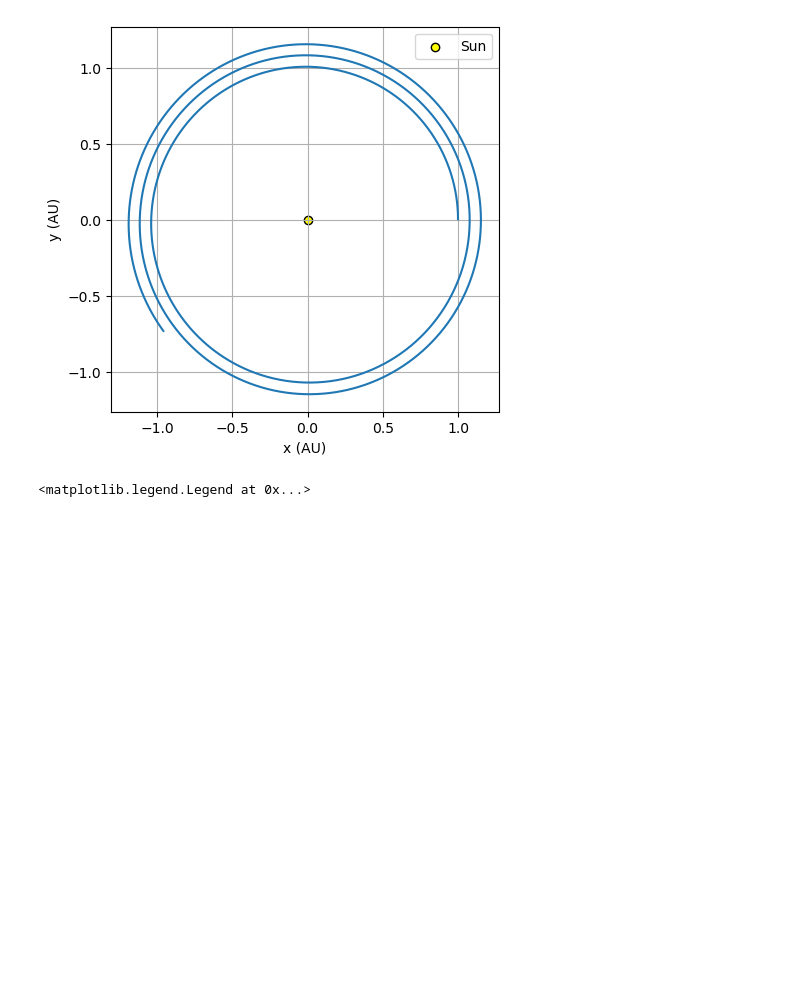
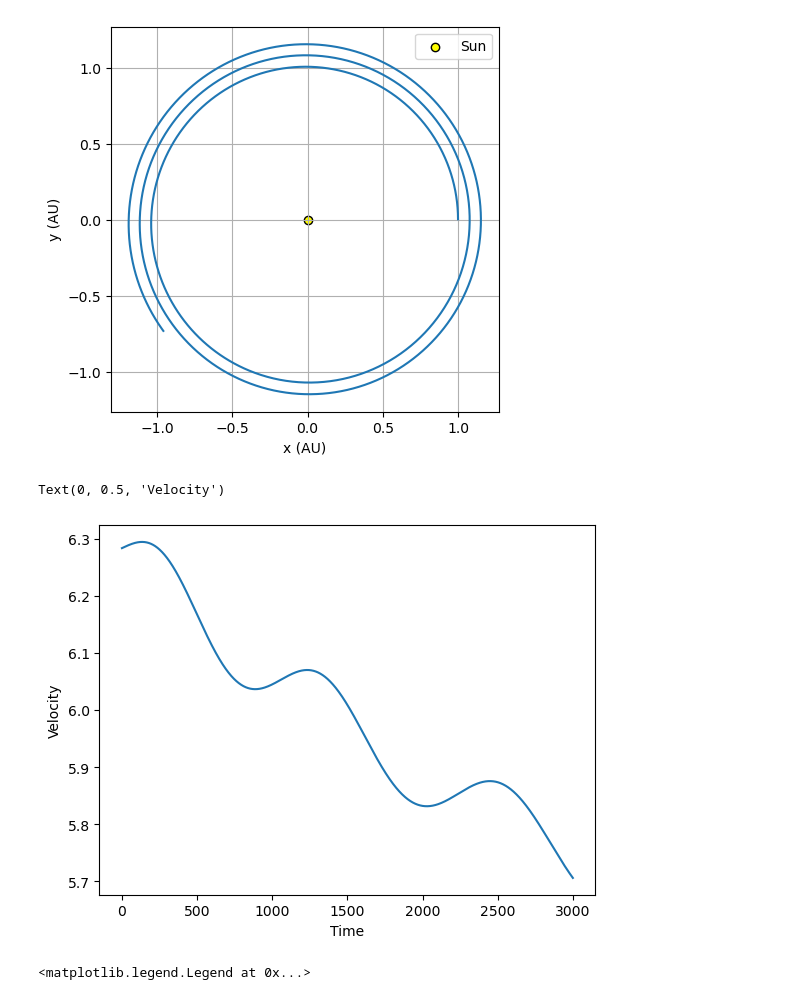
Before and after one commit to kparrine/Computational_Astro, a Jupyter notebook: C4/C4.ipynb, the cells around one changed output. Cells and saved outputs as stored; diff of their text form; code cells hidden in the pictures; blank space fills up the shorter version.

Commit message:
Plotting velocities

```diff
--- a/C4/C4.ipynb
+++ b/C4/C4.ipynb
@@ -38,6 +38,6 @@ def Euler(x,y,vx,vy,time,dt):
         vx_vals.append(vx)
         vy_vals.append(vy)
 
-    return np.array(x_vals), np.array(y_vals), np.array(vx_vals), np.array(vy_vals), dt
+    return np.array(x_vals), np.array(y_vals), np.array(vx_vals), np.array(vy_vals), range(steps)
 # %%
 #testing Euler
@@ -60,5 +60,20 @@ plt.legend()
 # %% [output]
 <matplotlib.legend.Legend at 0x...>
 [figure]
+# %%
+G = 4*np.pi**2
+M = 1 #solar mass
+x, y = 0,1 #AU
+r = np.sqrt(x**2+y**2)
+vcirc = np.sqrt(G*M/r)
+
+x,y,vx,vy,steps = Euler(1,0,0,vcirc,3,0.001)
+
+plt.plot(steps, np.sqrt(vx**2+vy**2))
+plt.xlabel("Time")
+plt.ylabel("Velocity")
+# %% [output]
+Text(0, 0.5, 'Velocity')
+[figure, added]
 # %%
 #Leapfrog
```
Also changed, not shown: parts of 6 cells of this notebook.
